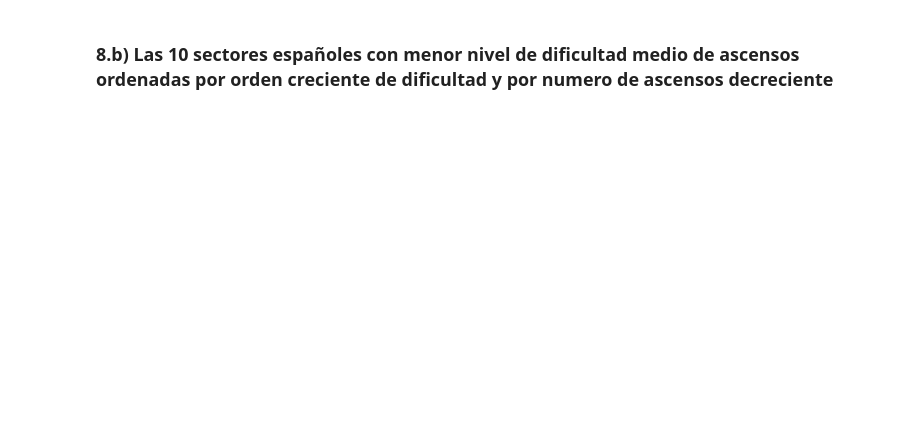
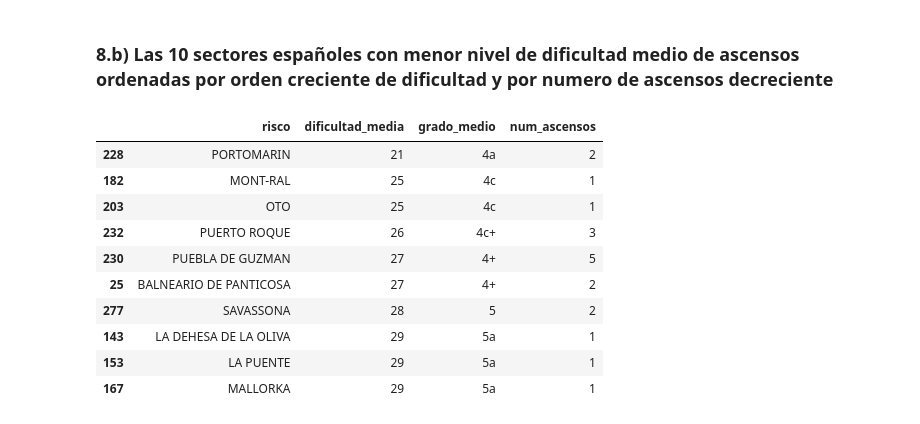
Before and after one commit to jmsanchezff/datahack_practica_bbdd, a Jupyter notebook: Cassandra.ipynb, the cells around one changed output. Saved outputs shown, nothing was run; the diff lists cells and outputs as text; code cells hidden in the pictures; blank space fills up the shorter version.

```diff
--- a/Cassandra.ipynb
+++ b/Cassandra.ipynb
@@ -796,2 +845,29 @@ df.sort_values(['num_ascensos', 'risco'], ascending=[False,True]).head(10)
 # %% [markdown]
 ### 8.b) Las 10 sectores españoles con menor nivel de dificultad medio de ascensos ordenadas por orden creciente de dificultad y por numero de ascensos decreciente
+# %%
+cql = """
+SELECT *
+FROM ascensos_acum_pais_risco
+WHERE pais_risco='ESP'
+"""
+df = execute_query(cql)
+
+df["dificultad_media"] = (df["dificultad_acum"]/df["num_ascensos"]).round().astype(int)
+
+#mapping de dificultad media a grado medio
+df['grado_medio']=df['dificultad_media'].map(df_dificultades['grado_frances']);
+
+columnas = ['risco', 'dificultad_media', 'grado_medio', 'num_ascensos']
+df.sort_values(['dificultad_media', 'num_ascensos', 'risco'], ascending=[True, False, True]).head(10)[columnas]
+# %% [output]
+|  | risco | dificultad_media | grado_medio | num_ascensos |
+| 228 | PORTOMARIN | 21 | 4a | 2 |
+| 182 | MONT-RAL | 25 | 4c | 1 |
+| 203 | OTO | 25 | 4c | 1 |
+| 232 | PUERTO ROQUE | 26 | 4c+ | 3 |
+| 230 | PUEBLA DE GUZMAN | 27 | 4+ | 5 |
+| 25 | BALNEARIO DE PANTICOSA | 27 | 4+ | 2 |
+| 277 | SAVASSONA | 28 | 5 | 2 |
+| 143 | LA DEHESA DE LA OLIVA | 29 | 5a | 1 |
+| 153 | LA PUENTE | 29 | 5a | 1 |
+| 167 | MALLORKA | 29 | 5a | 1 |
```
Also changed, not shown: parts of 5 cells of this notebook.
